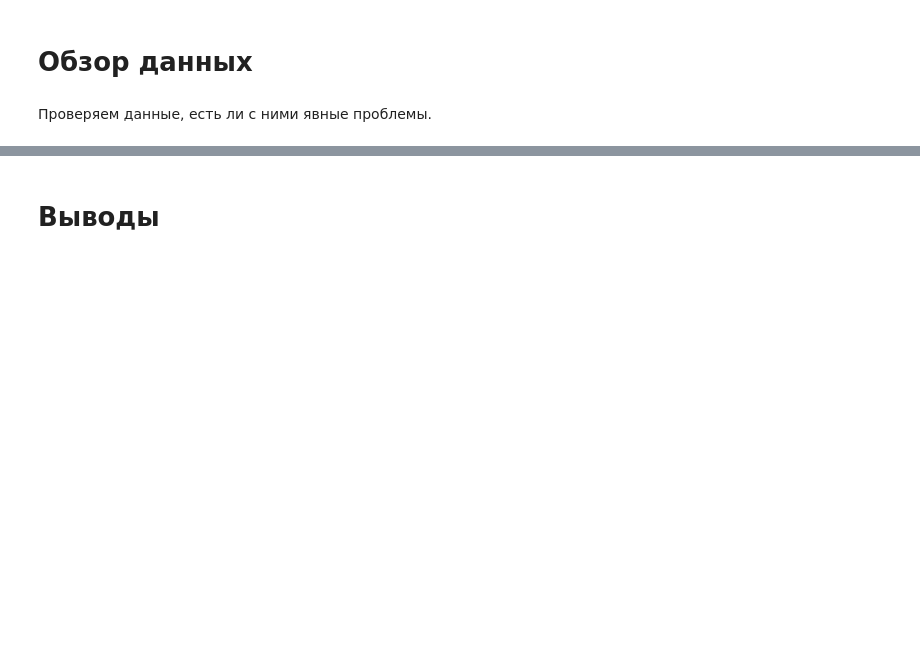
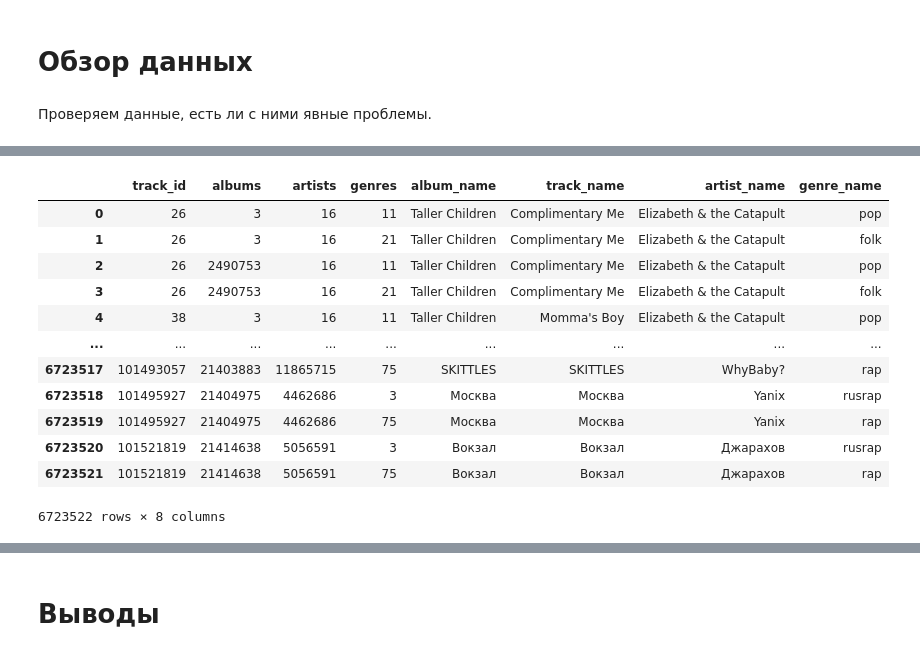
Before and after one commit to anyvol/mle-project-sprint-4-v001, a Jupyter notebook: recommendations.ipynb, the cells around one changed output, grey strips where cells are left out. Drawn from its saved outputs; the diff is of its cells as text; code cells hidden in the pictures; blank space fills up the shorter version.

```diff
--- a/recommendations.ipynb
+++ b/recommendations.ipynb
@@ -45,0 +264,5 @@ Python 3.9.6
+# %%
+# Добавляем в треки имена (названия, альбомы, имена артистом, названия жанров) из catalog_names
+
+tracks_exploded = tracks_clean.explode('albums').explode('artists').explode('genres')
+tracks_exploded
@@ -45,0 +283,21 @@ Python 3.9.6
+# %%
+tracks_exploded = tracks_exploded.merge(catalog_names[catalog_names["type"] == "album"], how='left', left_on="albums", right_on="id").rename(columns={"name": "album_name"})[["track_id", "albums", "artists", "genres", "album_name"]]
+tracks_exploded = tracks_exploded.merge(catalog_names[catalog_names["type"] == "track"], how='left', left_on="track_id", right_on="id").rename(columns={"name": "track_name"})[["track_id", "albums", "artists", "genres", "album_name", "track_name"]]
+tracks_exploded = tracks_exploded.merge(catalog_names[catalog_names["type"] == "artist"], how='left', left_on="artists", right_on="id").rename(columns={"name": "artist_name"})[["track_id", "albums", "artists", "genres", "album_name", "track_name", "artist_name"]]
+tracks_exploded = tracks_exploded.merge(catalog_names[catalog_names["type"] == "genre"], how='left', left_on="genres", right_on="id").rename(columns={"name": "genre_name"})[["track_id", "albums", "artists", "genres", "album_name", "track_name", "artist_name", "genre_name"]]
+
+tracks_exploded
+# %% [output]
+|  | track_id | albums | artists | genres | album_name | track_name | artist_name | genre_name |
+| 0 | 26 | 3 | 16 | 11 | Taller Children | Complimentary Me | Elizabeth & the Catapult | pop |
+| 1 | 26 | 3 | 16 | 21 | Taller Children | Complimentary Me | Elizabeth & the Catapult | folk |
+| 2 | 26 | 2490753 | 16 | 11 | Taller Children | Complimentary Me | Elizabeth & the Catapult | pop |
+| 3 | 26 | 2490753 | 16 | 21 | Taller Children | Complimentary Me | Elizabeth & the Catapult | folk |
+| 4 | 38 | 3 | 16 | 11 | Taller Children | Momma's Boy | Elizabeth & the Catapult | pop |
+| ... | ... | ... | ... | ... | ... | ... | ... | ... |
+| 6723517 | 101493057 | 21403883 | 11865715 | 75 | SKITTLES | SKITTLES | WhyBaby? | rap |
+| 6723518 | 101495927 | 21404975 | 4462686 | 3 | Москва | Москва | Yanix | rusrap |
+| 6723519 | 101495927 | 21404975 | 4462686 | 75 | Москва | Москва | Yanix | rap |
+| 6723520 | 101521819 | 21414638 | 5056591 | 3 | Вокзал | Вокзал | Джарахов | rusrap |
+| 6723521 | 101521819 | 21414638 | 5056591 | 75 | Вокзал | Вокзал | Джарахов | rap |
+6723522 rows × 8 columns
```
Also changed, not shown: parts of 61 cells of this notebook, 1 other file.
